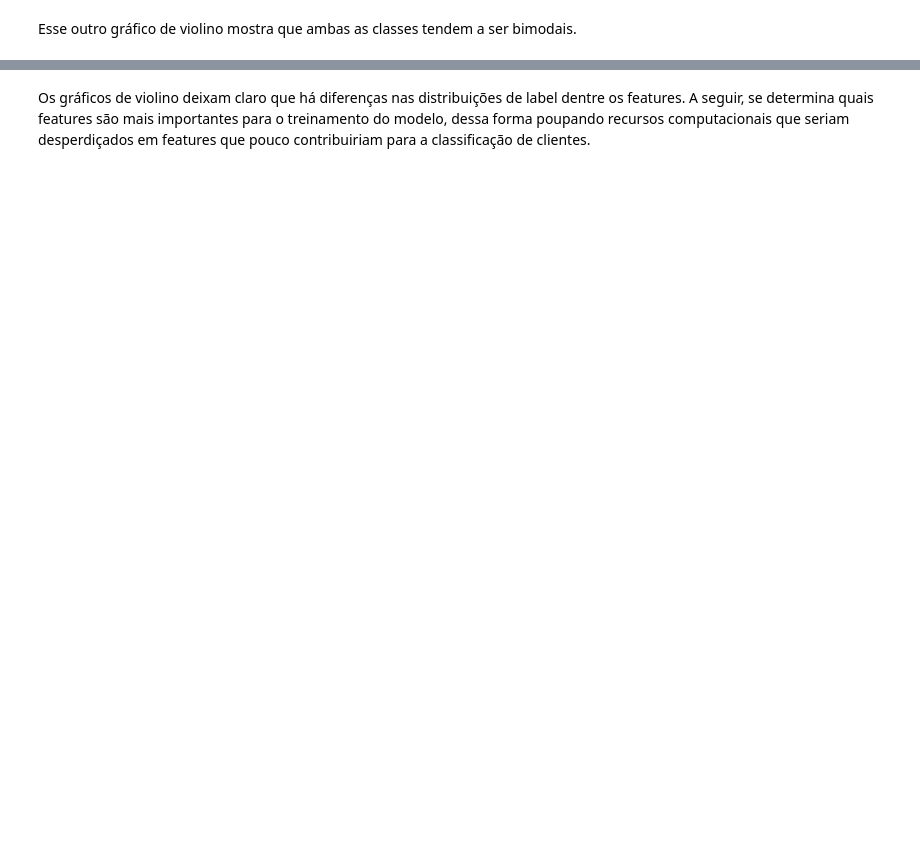
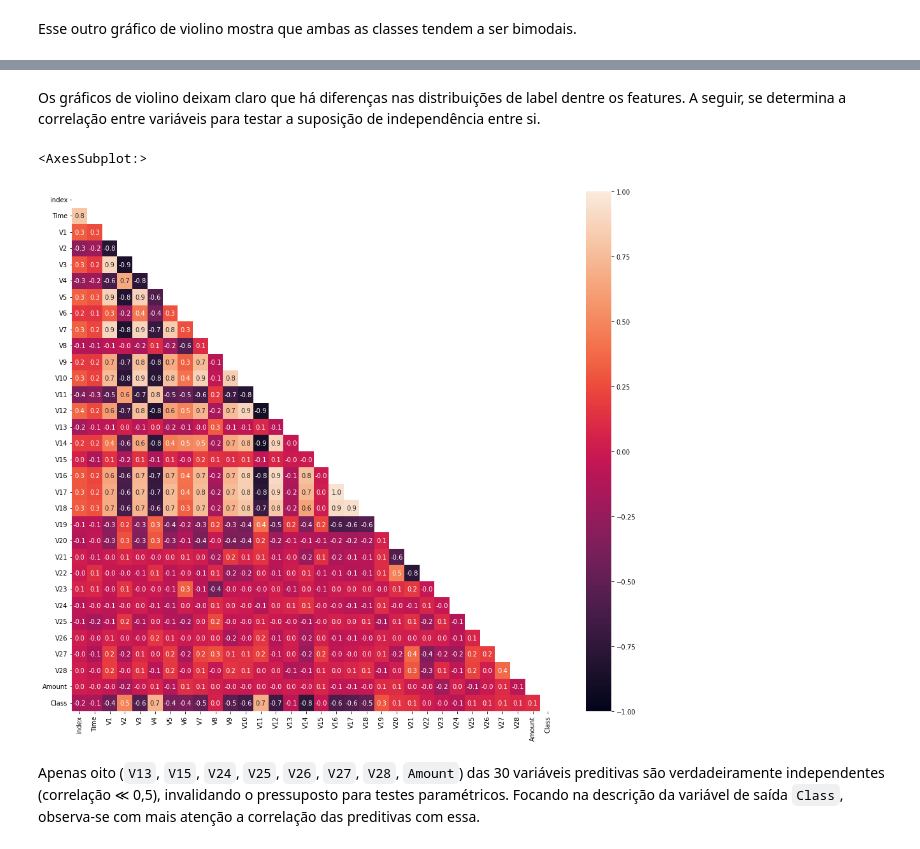
Before and after one commit to o-aleoli/projeto_antifraude_cartao, a Jupyter notebook: Analise_Exploratoria.ipynb, the cells around one changed output, grey strips where cells are left out. Cells and saved outputs as stored; diff of their text form; code cells hidden in the pictures; blank space fills up the shorter version.

```diff
--- a/Analise_Exploratoria.ipynb
+++ b/Analise_Exploratoria.ipynb
@@ -160,5 +161,30 @@ for i in range(grid_shape[0]):
 # %% [markdown]
-Os gráficos de violino deixam claro que há diferenças nas distribuições de label dentre os features. A seguir, se determina quais features são mais importantes para o treinamento do modelo, dessa forma poupando recursos computacionais que seriam desperdiçados em features que pouco contribuiriam para a classificação de clientes.
+Os gráficos de violino deixam claro que há diferenças nas distribuições de label dentre os features.
+A seguir, se determina a correlação entre variáveis para testar a suposição de independência entre si.
+# %%
+correlation_matrix = df_cc_balanced.corr()
+
+# Generate a mask for the upper triangle
+mask = np.zeros_like(correlation_matrix)
+mask[np.triu_indices_from(mask)] = True
+
+fig, ax = plt.subplots(figsize = (17, 15))
+
+sns.heatmap(
+    correlation_matrix,
+    mask = mask,
+    annot = True,
+    fmt = ".1f",
+    vmin = -1.,
+    vmax = 1.,
+    ax = ax
+)
+# %% [output]
+<AxesSubplot:>
+[figure, added]
+# %% [markdown]
+Apenas oito (`V13`, `V15`, `V24`, `V25`, `V26`, `V27`, `V28`, `Amount`) das 30 variáveis preditivas são verdadeiramente independentes (correlação ≪ 0,5), invalidando o pressuposto para testes paramétricos.
+Focando na descrição da variável de saída `Class`, observa-se com mais atenção a correlação das preditivas com essa.
 # %%
 correlation_matrix = df_cc_balanced.corr()
 corr_class = correlation_matrix.sort_values('Class', key = lambda x: abs(x))['Class'].iloc[:-1]
```
Also changed, not shown: parts of 15 cells of this notebook, 11 other files.
